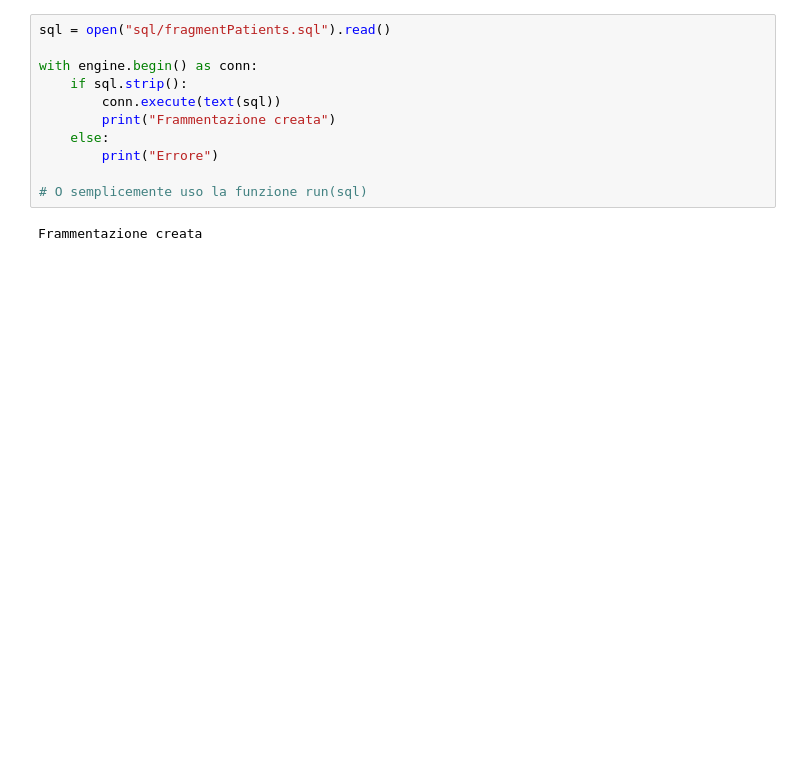
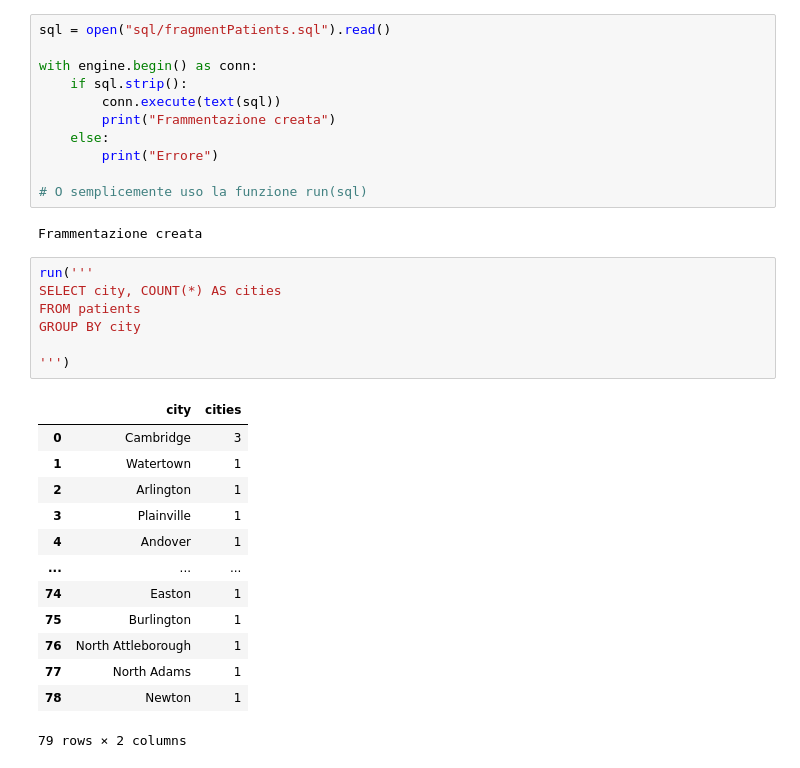
Before and after one commit to SaraBuzzi/syntheaProject1, a Jupyter notebook: SyntheaDB.ipynb, the cells around one changed output. Cells and saved outputs as stored; diff of their text form; blank space fills up the shorter version.

Commit message:
group by solved

```diff
--- a/SyntheaDB.ipynb
+++ b/SyntheaDB.ipynb
@@ -105,3 +107,24 @@ with engine.begin() as conn:
 # O semplicemente uso la funzione run(sql)
 # %% [output]
 Frammentazione creata
+# %%
+run('''
+SELECT city, COUNT(*) AS cities
+FROM patients
+GROUP BY city
+
+''')
+# %% [output]
+|  | city | cities |
+| 0 | Cambridge | 3 |
+| 1 | Watertown | 1 |
+| 2 | Arlington | 1 |
+| 3 | Plainville | 1 |
+| 4 | Andover | 1 |
+| ... | ... | ... |
+| 74 | Easton | 1 |
+| 75 | Burlington | 1 |
+| 76 | North Attleborough | 1 |
+| 77 | North Adams | 1 |
+| 78 | Newton | 1 |
+79 rows × 2 columns
```
Also changed, not shown: parts of 1 cell of this notebook, 4 other files.
